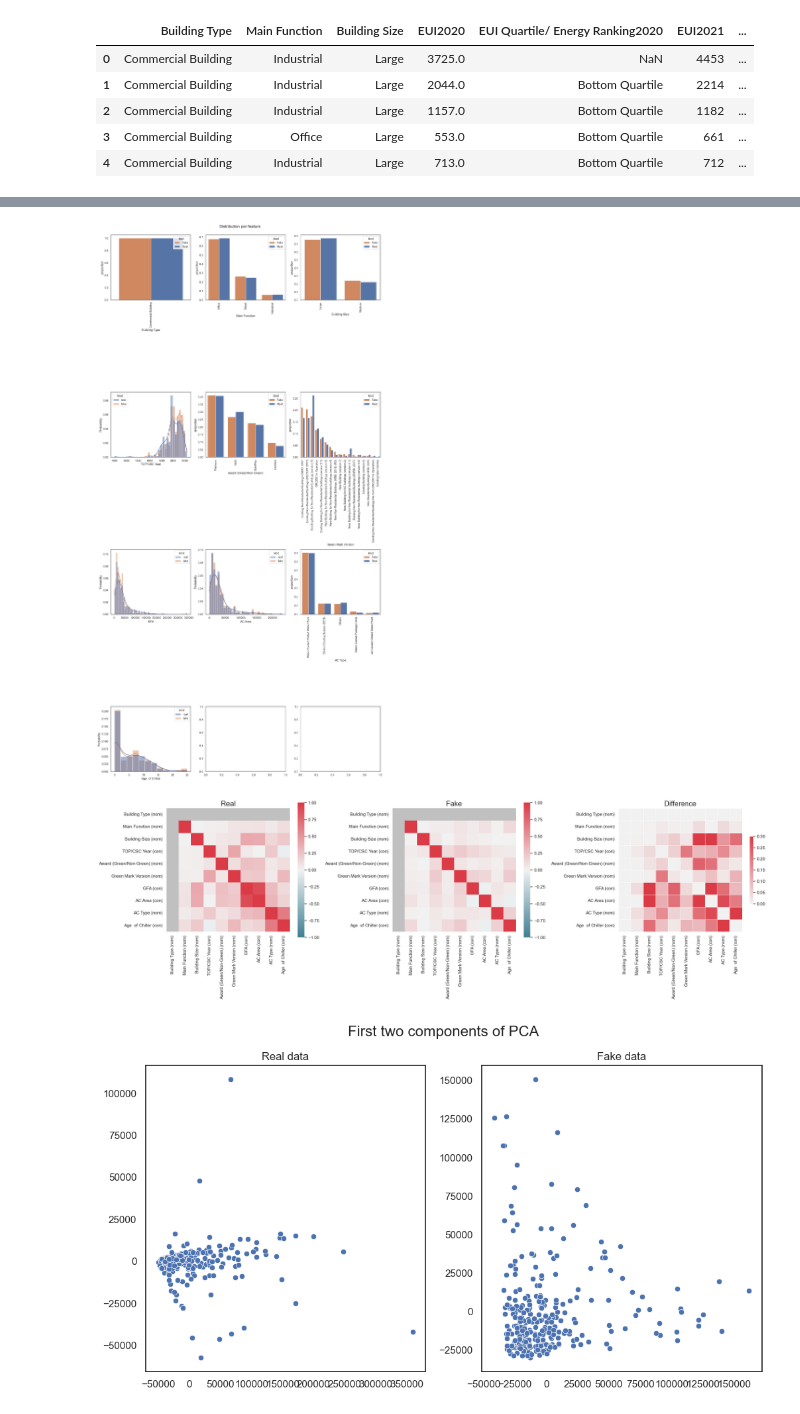
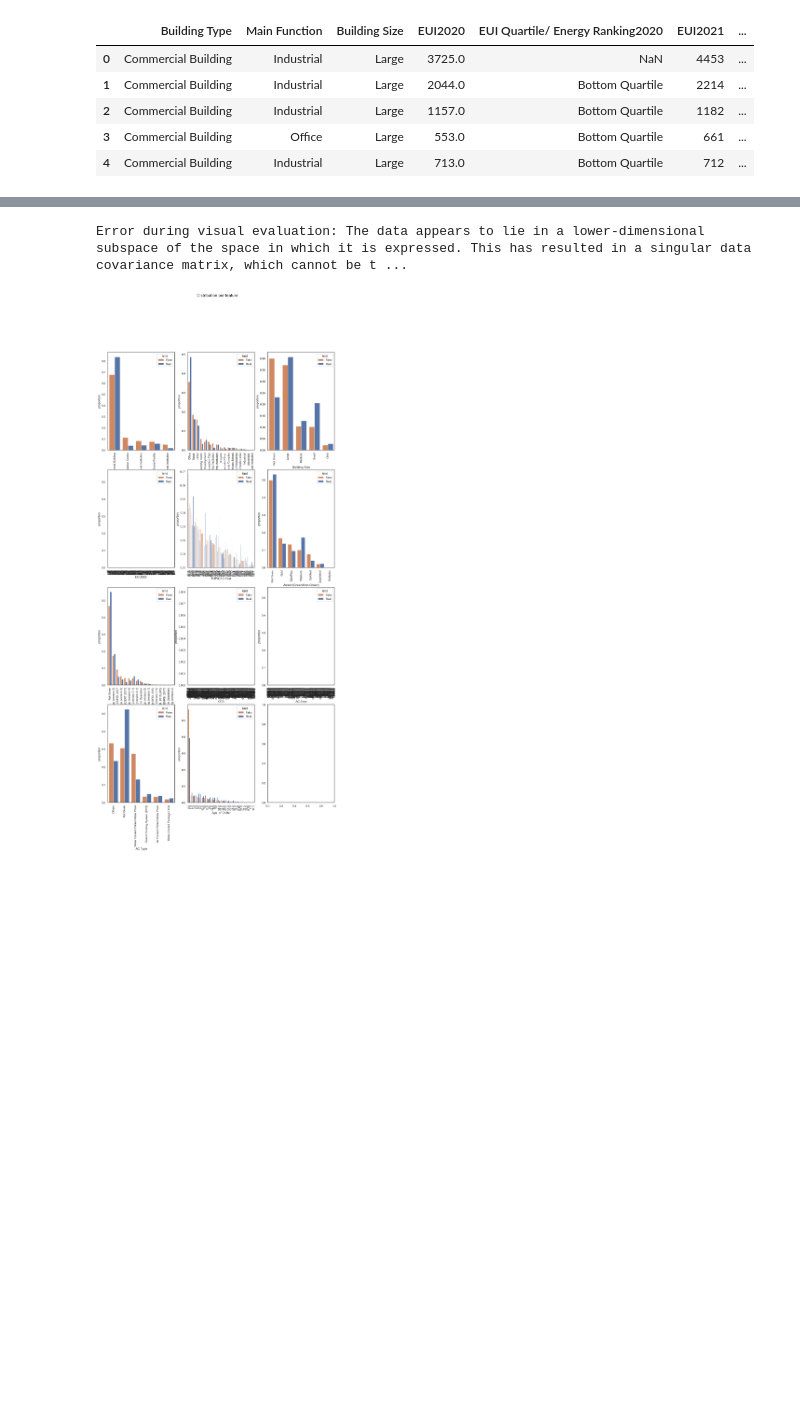
Before and after one commit to aakashsyadav1999/building_energy_prediction, a Jupyter notebook: research/building_energy_predictor.ipynb, the cells around one changed output, grey strips where cells are left out. Cells and saved outputs as stored; diff of their text form; code cells hidden in the pictures; blank space fills up the shorter version.

Commit message:
synthetic_data_trials_files

```diff
--- a/research/building_energy_predictor.ipynb
+++ b/research/building_energy_predictor.ipynb
@@ -438,5 +583,6 @@ Index(['Building Type', 'Main Function', 'Building Size', 'TOP/CSC Year',
       dtype='object')
 # %%
-categorical_columns = ['Building Type','Main Function','Building Size','TOP/CSC Year','Award (Green/Non-Green)','Green Mark Version','GFA','AC Area','AC Type','Age  of Chiller']
+categorical_columns = ['Building Type','Main Function','EUI2022 ','Building Size','TOP/CSC Year','Award (Green/Non-Green)','Green Mark Version','GFA','AC Area','AC Type','Age  of Chiller']
+#categorical_columns = df.columns
 print(categorical_columns)
 # %% [output]
@@ -445,9 +591,9 @@ print(categorical_columns)
 from ctgan import CTGAN
 
 ctgan = CTGAN(verbose=True)
-ctgan.fit(df,categorical_columns,epochs=200)
+ctgan.fit(df,categorical_columns,epochs=600)
 # %%
-sample = ctgan.sample(2000)
+sample = ctgan.sample(1000)
 # %%
 df.shape,sample.shape
 # %% [output]
@@ -535,13 +687,6 @@ sample['Building Size'].fillna('Not Given',inplace=True)
 sample['Award (Green/Non-Green)'].fillna('Not Given',inplace=True)
 sample['Green Mark Version'].fillna('Not Given',inplace=True)
 sample['AC Type'].fillna('Not Given',inplace=True)
-# %%
-columns_to_remove_comma = ['GFA','AC Area']
-
-for col in columns_to_remove_comma:
-    sample[col] = sample[col].astype(str).str.replace(",", "").astype(float)
-
-sample['GFA'] = sample['GFA'].astype(float)
 # %%
 # from table_evaluator import TableEvaluator
 
@@ -553,7 +698,8 @@ sample['GFA'] = sample['GFA'].astype(float)
 import pandas as pd
 from table_evaluator import TableEvaluator
 
-categorical_columns = ["Building Type", "Main Function", "Building Size", "Award (Green/Non-Green)", "Green Mark Version", "AC Type"]
+categorical_columns = ['Building Type','Main Function','EUI2022 ','Building Size','TOP/CSC Year','Award (Green/Non-Green)','Green Mark Version','GFA','AC Area','AC Type','Age  of Chiller']
+#categorical_columns = df.columns
 
 print("Dataframe shape:", df.shape)
 print("Sample shape:", sample.shape)
@@ -595,3 +741,2 @@ All specified categorical columns are present in the dataframe.
+Error during visual evaluation: The data appears to lie in a lower-dimensional subspace of the space in which it is expressed. This has resulted in a singular data covariance matrix, which cannot be t ...
-[figure, old version]
+[figure, new version]
-[figure, removed]
-[figure, removed]
```
Also changed, not shown: parts of 39 cells of this notebook, 3 other files.
